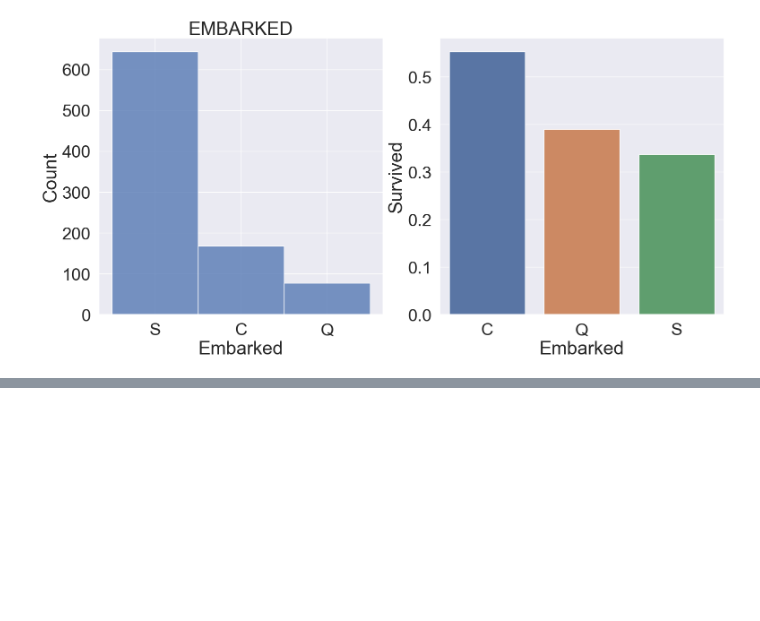
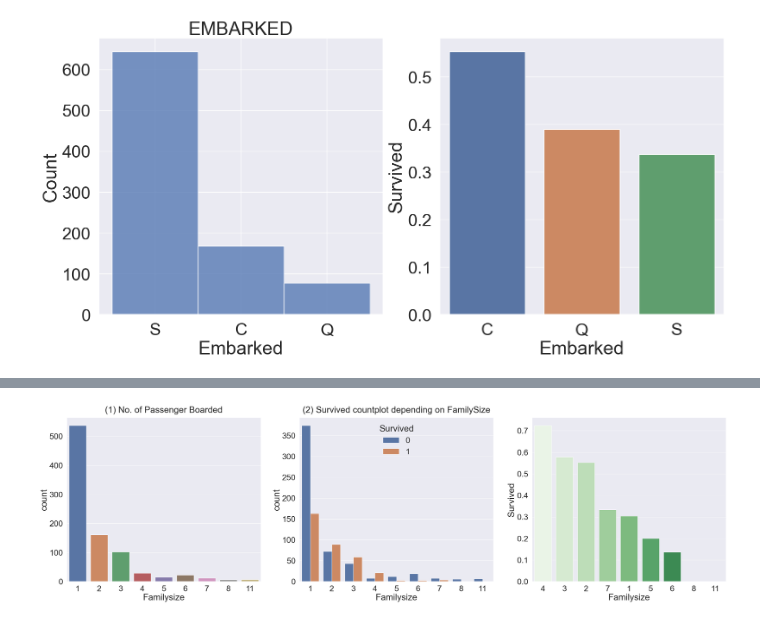
Before and after one commit to JW-Namsta/Kaggle_Study, a Jupyter notebook: Titanic/Titanic_copy_2.ipynb, the cells around one changed output, grey strips where cells are left out. Saved outputs shown, nothing was run; the diff lists cells and outputs as text; code cells hidden in the pictures; blank space fills up the shorter version.

Commit message:
HOW TO ORDER SEABORN BARPLOT

```diff
--- a/Titanic/Titanic_copy_2.ipynb
+++ b/Titanic/Titanic_copy_2.ipynb
@@ -266,0 +286,2 @@ plt.show()
+# %%
+df_train['Familysize'] = df_train['Parch'] + df_train['SibSp'] + 1
@@ -266,0 +294,14 @@ plt.show()
+# %%
+f,ax = plt.subplots(1,3,figsize=(40,10))
+sns.countplot(data=df_train, x='Familysize',ax=ax[0])
+ax[0].set_title('(1) No. of Passenger Boarded', y=1.02)
+
+sns.countplot(data=df_train, x='Familysize',hue='Survived',ax=ax[1])
+ax[1].set_title('(2) Survived countplot depending on FamilySize',y=1.02)
+
+sns.barplot(data=df_train[['Familysize','Survived']].groupby(by='Familysize',as_index=False).mean()
+            ,x='Familysize',y='Survived',ax=ax[2],palette='Greens'
+            ,order=df_train[['Familysize','Survived']].groupby(by='Familysize',as_index=False).mean().sort_values(by='Survived',ascending=False)['Familysize'].values)
+plt.show()
+# %% [output]
+[figure, added]
```
Also changed, not shown: parts of 4 cells of this notebook.
